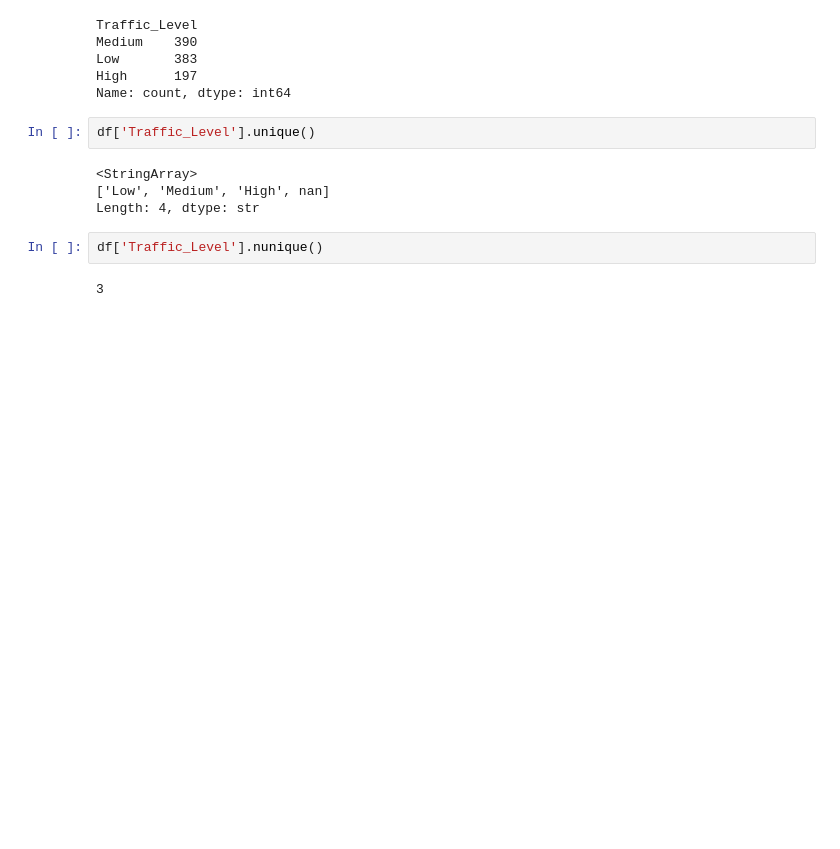
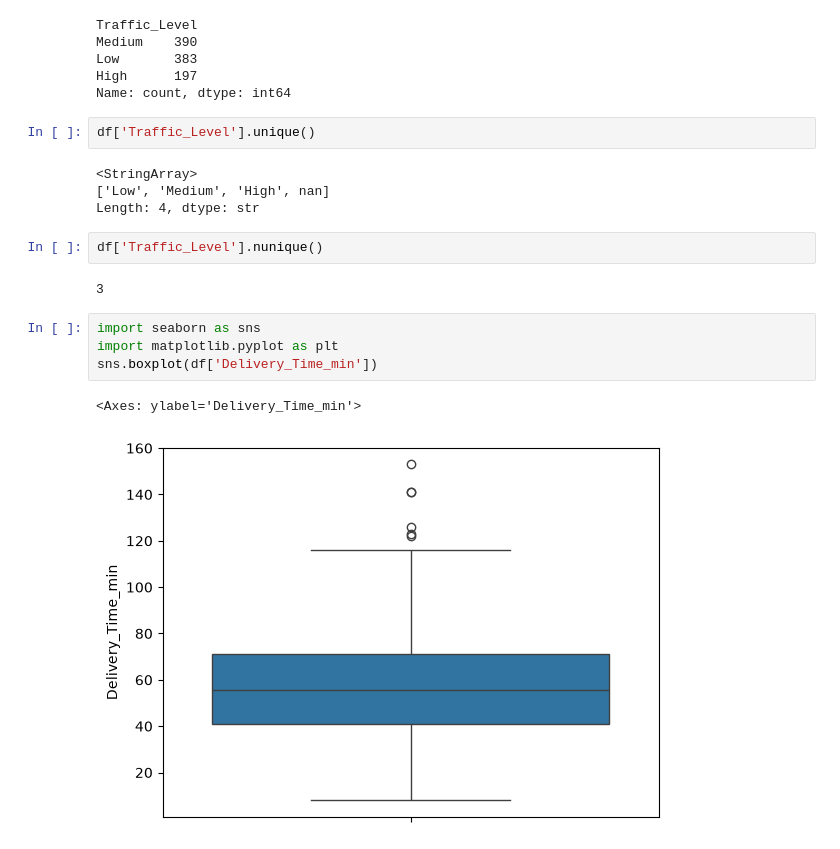
Before and after one commit to Abinaya2608/EDA-Project, a Jupyter notebook: preprocessing.ipynb, the cells around one changed output. Drawn from its saved outputs; the diff is of its cells as text; blank space fills up the shorter version.

```diff
--- a/preprocessing.ipynb
+++ b/preprocessing.ipynb
@@ -236,3 +236,10 @@ Length: 4, dtype: str
 df['Traffic_Level'].nunique()
 # %% [output]
 3
+# %%
+import seaborn as sns
+import matplotlib.pyplot as plt
+sns.boxplot(df['Delivery_Time_min'])
+# %% [output]
+<Axes: ylabel='Delivery_Time_min'>
+[figure, added]
```
Also changed, not shown: parts of 7 cells of this notebook.
